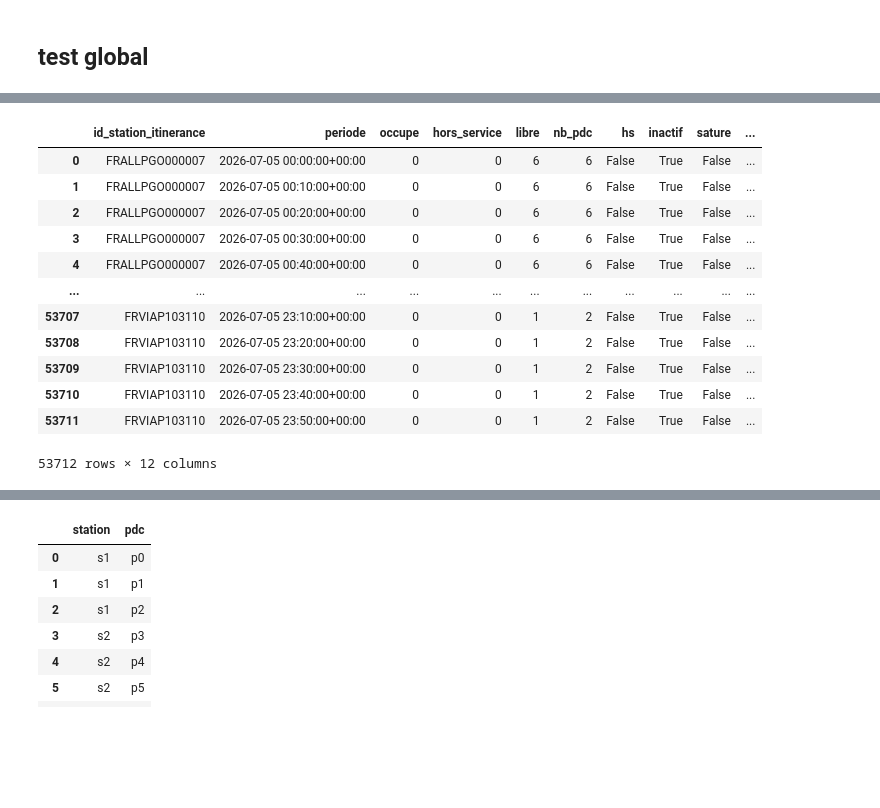
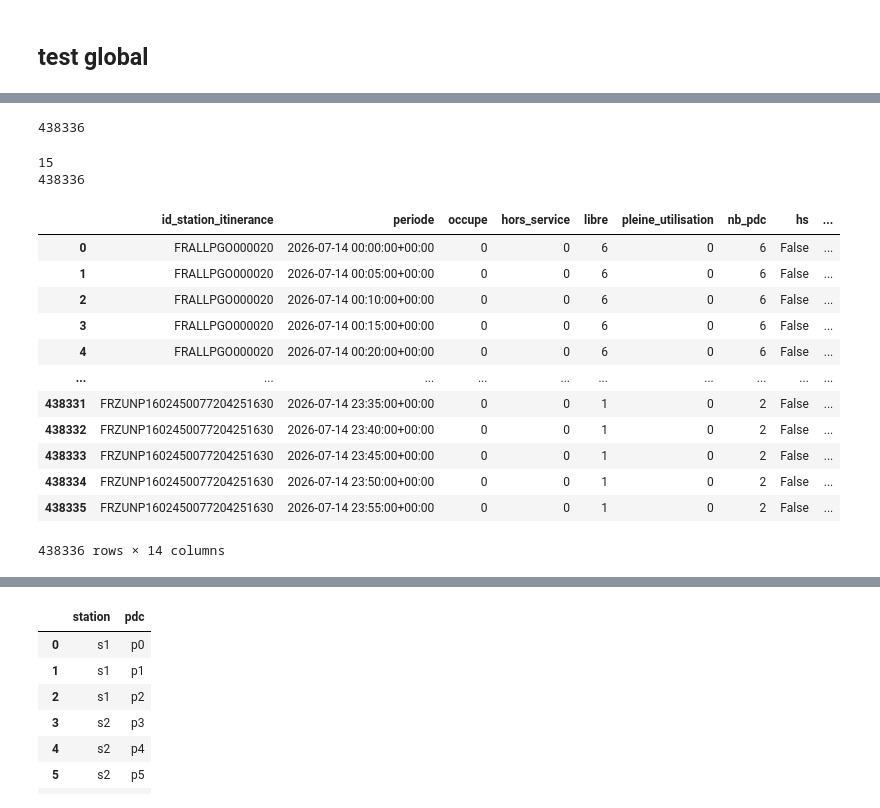
Before and after one commit to loco-labs/qualicharge-rtet, a Jupyter notebook: saturation/source/tests_global.ipynb, the cells around one changed output, grey strips where cells are left out. Drawn from its saved outputs; the diff is of its cells as text; code cells hidden in the pictures; blank space fills up the shorter version.

```diff
--- a/saturation/source/tests_global.ipynb
+++ b/saturation/source/tests_global.ipynb
@@ -6,8 +6,8 @@ from datetime import date
 
 import pandas as pd
 
-#from saturation_image_quali import (
-from saturation_image_quali_prod import (
+#from saturation_image_quali_prod import (
+from saturation_image_quali import (
     get_sampled_state_poc,
     to_sampled_state_grp,
     to_state_grp_d,
@@ -24,8 +24,10 @@ SATURATION_RATIO = 0.1
 OVERLOAD_RATIO = 0.2
 MIN_POWER = 75
 
-day = date(2026,7, 5)
-date_calcul = "2026-07-05"
+#day = date(2026,7, 5)
+day = date(2026,7, 14)
+#date_calcul = "2026-07-05"
+date_calcul = "2026-07-14"
 date_file = date_calcul.replace("-", "")
 
 data_quali = "../data/"
@@ -157,3 +254,38 @@ state_poc_d_g[state_poc_d_g[ID_POC].str[:14] == 'FRHPCENF050462']
 # %%
-sample_state_station_g = to_sampled_state_grp(sampled_state_poc_g, e5_statics, ID_STATION, SATURATION_RATIO, OVERLOAD_RATIO)
+sampled_state_station_g = to_sampled_state_grp(sampled_state_poc_g, e5_statics, ID_STATION, SATURATION_RATIO, OVERLOAD_RATIO)
+print(len(sampled_state_station_g))
+# %% [output]
+438336
+# %%
+def filter_sampled_state_poc(
+    sampled_state_poc: pd.DataFrame, statics: pd.DataFrame
+) -> pd.DataFrame:
+    """Filter statuses and sessions with statics data."""
+    filtered = sampled_state_poc[sampled_state_poc[ID_POC].isin(statics[ID_POC])].copy()
+    return filtered
+
+chunk_size = 200
+codes, _ = pd.factorize(e5_statics[ID_STATION])
+e5_statics["chunk"] = codes // chunk_size
+chunks = e5_statics.groupby("chunk")
+print(len(chunks))
+
+futures = [
+    to_sampled_state_grp(
+        sampled_state_poc_g[sampled_state_poc_g[ID_POC].isin(chunk[ID_POC])],
+        chunk,
+        ID_STATION,
+        SATURATION_RATIO,
+        OVERLOAD_RATIO,
+    )  # type: ignore[call-overload]
+    for _, chunk in chunks
+]
+
+sampled_state_station_g = pd.concat(
+    [future for future in futures], ignore_index=True
+)
+print(len(sampled_state_station_g))
+# %% [output]
+15
+438336
 # %%
@@ -163,17 +295,17 @@ state_station_d_g = to_state_grp_d(state_station_h_g, ID_STATION)
 # %%
-sample_state_station_g
+sampled_state_station_g
 # %% [output]
-|  | id_station_itinerance | periode | occupe | hors_service | libre | nb_pdc | hs | inactif | sature | ... |
-| 0 | FRALLPGO000007 | 2026-07-05 00:00:00+00:00 | 0 | 0 | 6 | 6 | False | True | False | ... |
-| 1 | FRALLPGO000007 | 2026-07-05 00:10:00+00:00 | 0 | 0 | 6 | 6 | False | True | False | ... |
-| 2 | FRALLPGO000007 | 2026-07-05 00:20:00+00:00 | 0 | 0 | 6 | 6 | False | True | False | ... |
-| 3 | FRALLPGO000007 | 2026-07-05 00:30:00+00:00 | 0 | 0 | 6 | 6 | False | True | False | ... |
-| 4 | FRALLPGO000007 | 2026-07-05 00:40:00+00:00 | 0 | 0 | 6 | 6 | False | True | False | ... |
-| ... | ... | ... | ... | ... | ... | ... | ... | ... | ... | ... |
-| 53707 | FRVIAP103110 | 2026-07-05 23:10:00+00:00 | 0 | 0 | 1 | 2 | False | True | False | ... |
-| 53708 | FRVIAP103110 | 2026-07-05 23:20:00+00:00 | 0 | 0 | 1 | 2 | False | True | False | ... |
-| 53709 | FRVIAP103110 | 2026-07-05 23:30:00+00:00 | 0 | 0 | 1 | 2 | False | True | False | ... |
-| 53710 | FRVIAP103110 | 2026-07-05 23:40:00+00:00 | 0 | 0 | 1 | 2 | False | True | False | ... |
-| 53711 | FRVIAP103110 | 2026-07-05 23:50:00+00:00 | 0 | 0 | 1 | 2 | False | True | False | ... |
+|  | id_station_itinerance | periode | occupe | hors_service | libre | pleine_utilisation | nb_pdc | hs | ... |
+| 0 | FRALLPGO000020 | 2026-07-14 00:00:00+00:00 | 0 | 0 | 6 | 0 | 6 | False | ... |
+| 1 | FRALLPGO000020 | 2026-07-14 00:05:00+00:00 | 0 | 0 | 6 | 0 | 6 | False | ... |
+| 2 | FRALLPGO000020 | 2026-07-14 00:10:00+00:00 | 0 | 0 | 6 | 0 | 6 | False | ... |
+| 3 | FRALLPGO000020 | 2026-07-14 00:15:00+00:00 | 0 | 0 | 6 | 0 | 6 | False | ... |
+| 4 | FRALLPGO000020 | 2026-07-14 00:20:00+00:00 | 0 | 0 | 6 | 0 | 6 | False | ... |
+| ... | ... | ... | ... | ... | ... | ... | ... | ... | ... |
+| 438331 | FRZUNP1602450077204251630 | 2026-07-14 23:35:00+00:00 | 0 | 0 | 1 | 0 | 2 | False | ... |
+| 438332 | FRZUNP1602450077204251630 | 2026-07-14 23:40:00+00:00 | 0 | 0 | 1 | 0 | 2 | False | ... |
+| 438333 | FRZUNP1602450077204251630 | 2026-07-14 23:45:00+00:00 | 0 | 0 | 1 | 0 | 2 | False | ... |
+| 438334 | FRZUNP1602450077204251630 | 2026-07-14 23:50:00+00:00 | 0 | 0 | 1 | 0 | 2 | False | ... |
+| 438335 | FRZUNP1602450077204251630 | 2026-07-14 23:55:00+00:00 | 0 | 0 | 1 | 0 | 2 | False | ... |
-53712 rows × 12 columns
+438336 rows × 14 columns
 # %%
```
Also changed, not shown: parts of 26 cells of this notebook, 2 other files.
